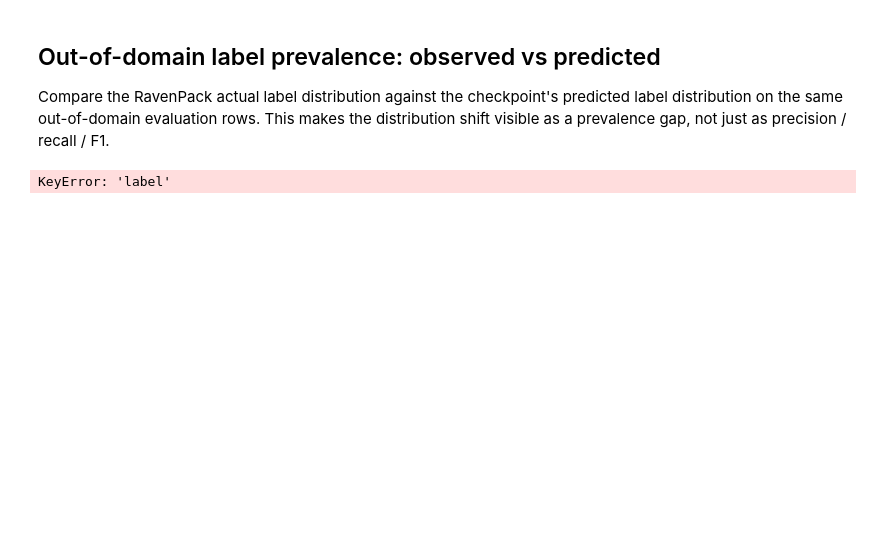
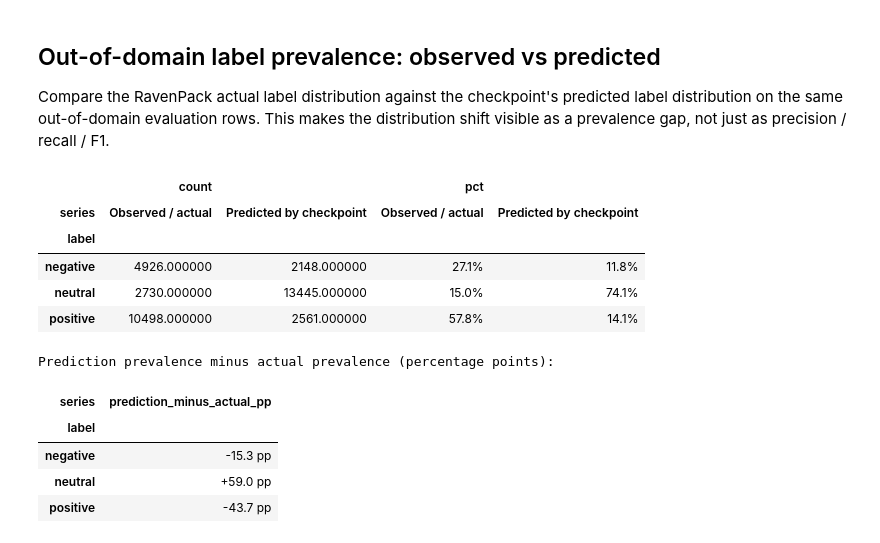
Before and after one commit to armandordorica/sentiment_learn_to_rank_paper, a Jupyter notebook: notebooks/finetune_on_ravenpack.ipynb, the cells around one changed output. Saved outputs shown, nothing was run; the diff lists cells and outputs as text; code cells hidden in the pictures; blank space fills up the shorter version.

```diff
--- a/notebooks/finetune_on_ravenpack.ipynb
+++ b/notebooks/finetune_on_ravenpack.ipynb
@@ -929,66 +1027,66 @@ print(
 
 Compare the RavenPack actual label distribution against the checkpoint's predicted label distribution on the same out-of-domain evaluation rows. This makes the distribution shift visible as a prevalence gap, not just as precision / recall / F1.
 # %%
-import plotly.express as px
-
-
-required_vars = ["results", "EVAL_SPLIT", "ckpt_label"]
-missing = [name for name in required_vars if name not in globals()]
-if missing:
-    raise RuntimeError(
-        "Run the RavenPack scoring cell first so `results` exists. "
-        f"Missing notebook variables: {missing}"
-    )
-
 _CLASS_ORDER = ["negative", "neutral", "positive"]
 rp_split = EVAL_SPLIT or "all"
 n_eval = len(results)
 
 observed_counts = results["actual"].value_counts().reindex(_CLASS_ORDER, fill_value=0)
 predicted_counts = results["pred"].value_counts().reindex(_CLASS_ORDER, fill_value=0)
 
-observed_prevalence = pd.DataFrame({
-    "label": observed_counts.index.tolist(),
-    "count": observed_counts.values,
-    "series": "Observed / actual",
-})
-predicted_prevalence = pd.DataFrame({
-    "label": predicted_counts.index.tolist(),
-    "count": predicted_counts.values,
-    "series": "Predicted by checkpoint",
-})
-prevalence = pd.concat([observed_prevalence, predicted_prevalence], ignore_index=True)
-prevalence["pct"] = prevalence["count"] / n_eval
-prevalence["pct_label"] = prevalence.apply(lambda r: f"{r['pct']:.1%}<br>n={int(r['count']):,}", axis=1)
-prevalence["label"] = pd.Categorical(prevalence["label"], categories=_CLASS_ORDER, ordered=True)
+prevalence = pd.concat(
+    [
+        pd.DataFrame({"label": observed_counts.index, "count": observed_counts.values, "series": "Observed / actual"}),
+        pd.DataFrame({"label": predicted_counts.index, "count": predicted_counts.values, "series": "Predicted by checkpoint"}),
+    ],
+    ignore_index=True,
+).assign(
+    pct=lambda d: d["count"] / n_eval,
+    pct_label=lambda d: d.apply(lambda r: f"{r['pct']:.1%}<br>n={int(r['count']):,}", axis=1),
+    label=lambda d: pd.Categorical(d["label"], categories=_CLASS_ORDER, ordered=True),
+)
 
 display(
     prevalence.pivot(index="label", columns="series", values=["count", "pct"])
     .reindex(_CLASS_ORDER)
-    .style.format({("pct", "Observed / actual"): "{:.1%}", ("pct", "Predicted by checkpoint"): "{:.1%}"})
+    .style.format({
+        ("pct", "Observed / actual"): "{:.1%}",
+        ("pct", "Predicted by checkpoint"): "{:.1%}",
+    })
 )
 
-fig = px.bar(
+ood_prevalence_fig = px.bar(
     prevalence,
-    x="label",
-    y="pct",
-    color="series",
-    barmode="group",
-    text="pct_label",
+    x="label", y="pct", color="series", barmode="group", text="pct_label",
     category_orders={"label": _CLASS_ORDER, "series": ["Observed / actual", "Predicted by checkpoint"]},
     hover_data={"count": ":,", "pct": ":.2%", "label": False},
     title=f"RavenPack label prevalence: observed vs predicted ({ckpt_label}, split={rp_split}, n={n_eval:,})",
     color_discrete_map={"Observed / actual": "#0f766e", "Predicted by checkpoint": "#dc2626"},
 )
-fig.update_traces(textposition="outside", cliponaxis=False)
-fig.update_yaxes(title="Share of out-of-domain rows", tickformat=".0%", range=[0, max(0.05, prevalence["pct"].max() * 1.18)])
-fig.update_xaxes(title="Sentiment label")
-fig.update_layout(height=480, legend_title_text="Distribution", margin=dict(t=80, r=30, b=60, l=60))
-fig.show()
+ood_prevalence_fig.update_traces(textposition="outside", cliponaxis=False)
+ood_prevalence_fig.update_yaxes(
+    title="Share of out-of-domain rows",
+    tickformat=".0%",
+    range=[0, max(0.05, prevalence["pct"].max() * 1.18)],
+)
+ood_prevalence_fig.update_xaxes(title="Sentiment label")
+ood_prevalence_fig.update_layout(height=480, legend_title_text="Distribution", margin=dict(t=80, r=30, b=60, l=60))
+ood_prevalence_fig.show()
 
 gap = prevalence.pivot(index="label", columns="series", values="pct").reindex(_CLASS_ORDER)
 gap["prediction_minus_actual_pp"] = (gap["Predicted by checkpoint"] - gap["Observed / actual"]) * 100
 print("Prediction prevalence minus actual prevalence (percentage points):")
 display(gap[["prediction_minus_actual_pp"]].style.format("{:+.1f} pp"))
 # %% [output]
+|  | count |  | pct |  |
+| series | Observed / actual | Predicted by checkpoint | Observed / actual | Predicted by checkpoint |
+| label |  |  |  |  |
+| negative | 4926.000000 | 2148.000000 | 27.1% | 11.8% |
+| neutral | 2730.000000 | 13445.000000 | 15.0% | 74.1% |
+| positive | 10498.000000 | 2561.000000 | 57.8% | 14.1% |
-KeyError: 'label'
+Prediction prevalence minus actual prevalence (percentage points):
+| series | prediction_minus_actual_pp |
+| label |  |
+| negative | -15.3 pp |
+| neutral | +59.0 pp |
+| positive | -43.7 pp |
```
Also changed, not shown: parts of 25 cells of this notebook, 5 other files.
